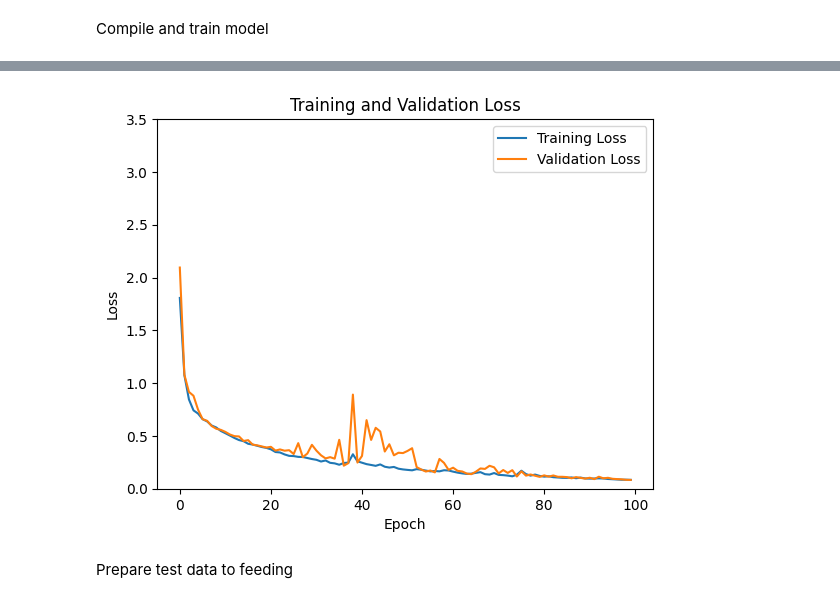
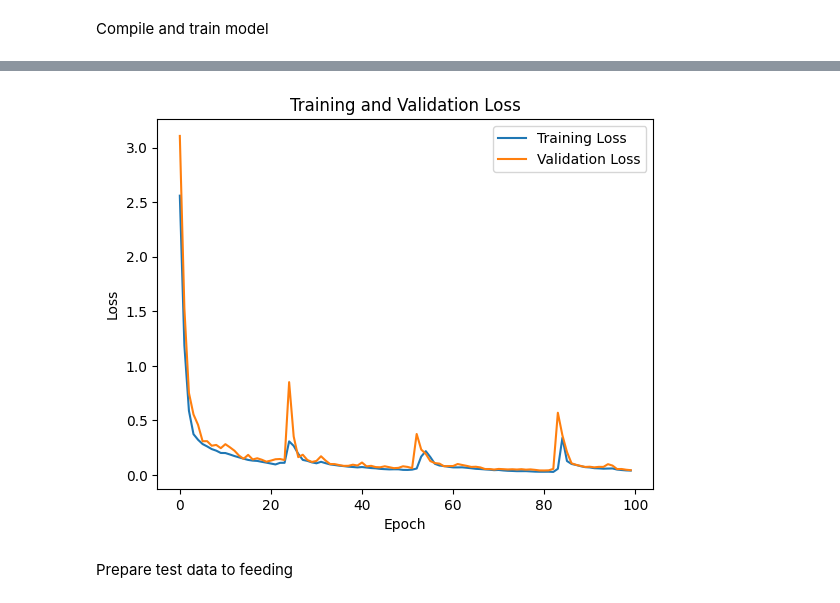
Before and after one commit to NimaAhmadi79/CNN-image-classification, a Jupyter notebook: main.ipynb, the cells around one changed output, grey strips where cells are left out. Drawn from its saved outputs; the diff is of its cells as text; code cells hidden in the pictures.

Commit message:
change loss function to categorical_crossentropy

```diff
--- a/main.ipynb
+++ b/main.ipynb
@@ -299,9 +299,9 @@ import matplotlib.pyplot as plt
 
 # Compile the model
 optimizer = tf.keras.optimizers.Adam(learning_rate=0.001)
-model.compile(optimizer=optimizer, loss='binary_crossentropy', metrics=['accuracy'])
+model.compile(optimizer=optimizer, loss='categorical_crossentropy', metrics=['accuracy'])
 # Train the model
-history=model.fit(X_train_shuffled, y_train_shuffled, epochs=100, batch_size=20, validation_split=0.2)
+history=model.fit(X_train_shuffled, y_train_one_hot, epochs=100, batch_size=20, validation_split=0.2)
 
 # Plot the training loss
 plt.plot(history.history['loss'], label='Training Loss')
@@ -309,7 +309,6 @@ plt.plot(history.history['val_loss'], label='Validation Loss')
 plt.title('Training and Validation Loss')
 plt.xlabel('Epoch')
 plt.ylabel('Loss')
-plt.ylim(0, 3.5)
 plt.legend()
 plt.show()
 # %% [output]
@@ -333,4 +332,4 @@ Epoch 100/100
-[figure, old version]
+[figure, new version]
 # %% [markdown]
 Prepare test data to feeding
 # %%
```
Also changed, not shown: parts of 1 cell of this notebook.
